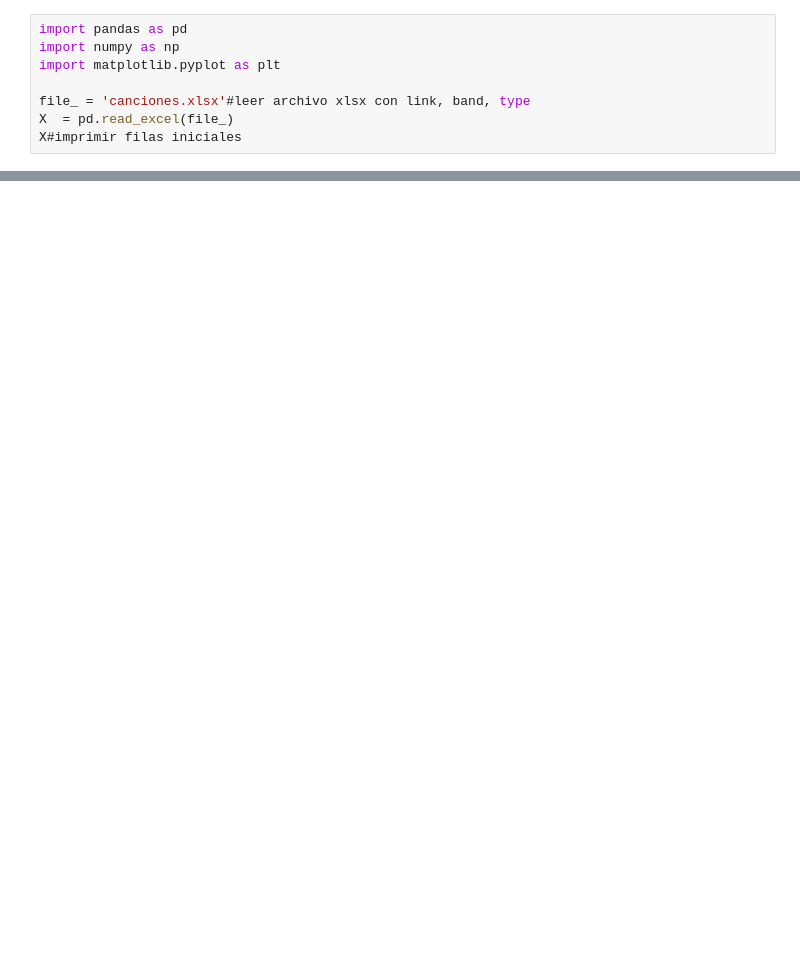
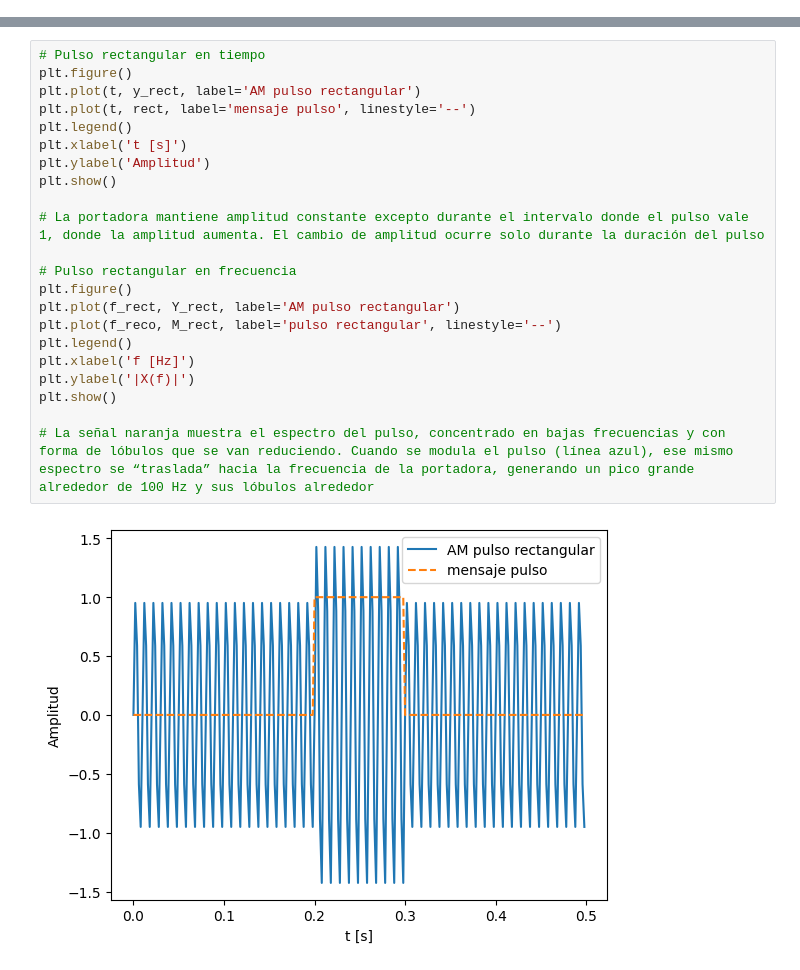
Before and after one commit to Mariana-zy/SyS-2025-2S, a Jupyter notebook: Taller2/Punto_1_5.ipynb, the cells around one changed output, grey strips where cells are left out. Cells and saved outputs as stored; diff of their text form; blank space fills up the shorter version.

```diff
--- a/Taller2/Punto_1_5.ipynb
+++ b/Taller2/Punto_1_5.ipynb
@@ -31,8 +2,0 @@ canciones.xlsx  results  sample_data
-# %%
-import pandas as pd
-import numpy as np
-import matplotlib.pyplot as plt
-
-file_ = 'canciones.xlsx'#leer archivo xlsx con link, band, type
-X  = pd.read_excel(file_)
-X#imprimir filas iniciales
@@ -458,0 +125,24 @@ print('Etiqueta orignal: ',my_model_loaded['type'][int(my_model_loaded['label'][
+# %%
+# Pulso rectangular en tiempo
+plt.figure()
+plt.plot(t, y_rect, label='AM pulso rectangular')
+plt.plot(t, rect, label='mensaje pulso', linestyle='--')
+plt.legend()
+plt.xlabel('t [s]')
+plt.ylabel('Amplitud')
+plt.show()
+
+# La portadora mantiene amplitud constante excepto durante el intervalo donde el pulso vale 1, donde la amplitud aumenta. El cambio de amplitud ocurre solo durante la duración del pulso
+
+# Pulso rectangular en frecuencia
+plt.figure()
+plt.plot(f_rect, Y_rect, label='AM pulso rectangular')
+plt.plot(f_reco, M_rect, label='pulso rectangular', linestyle='--')
+plt.legend()
+plt.xlabel('f [Hz]')
+plt.ylabel('|X(f)|')
+plt.show()
+
+# La señal naranja muestra el espectro del pulso, concentrado en bajas frecuencias y con forma de lóbulos que se van reduciendo. Cuando se modula el pulso (línea azul), ese mismo espectro se “traslada” hacia la frecuencia de la portadora, generando un pico grande alrededor de 100 Hz y sus lóbulos alrededor
+# %% [output]
+[figure, added]
```
Also changed, not shown: parts of 26 cells of this notebook.
